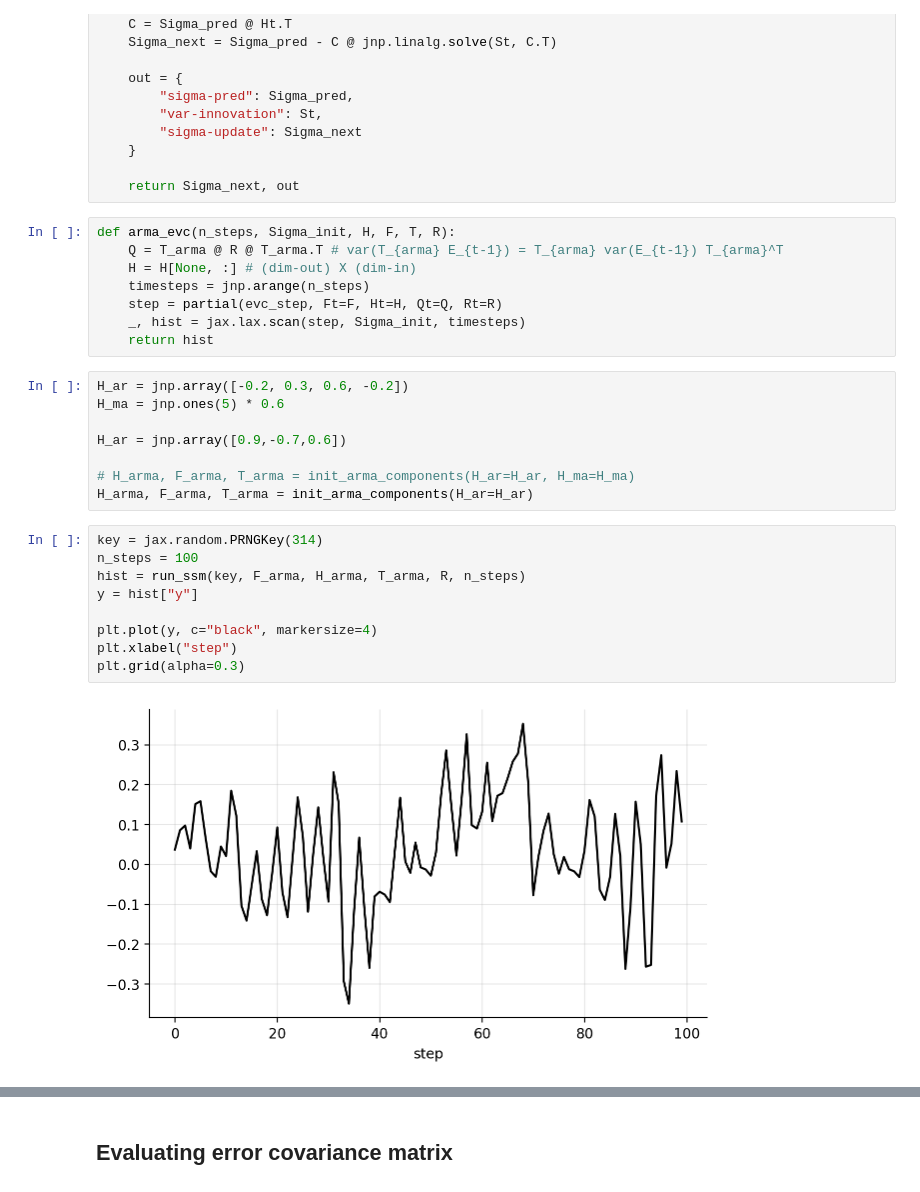
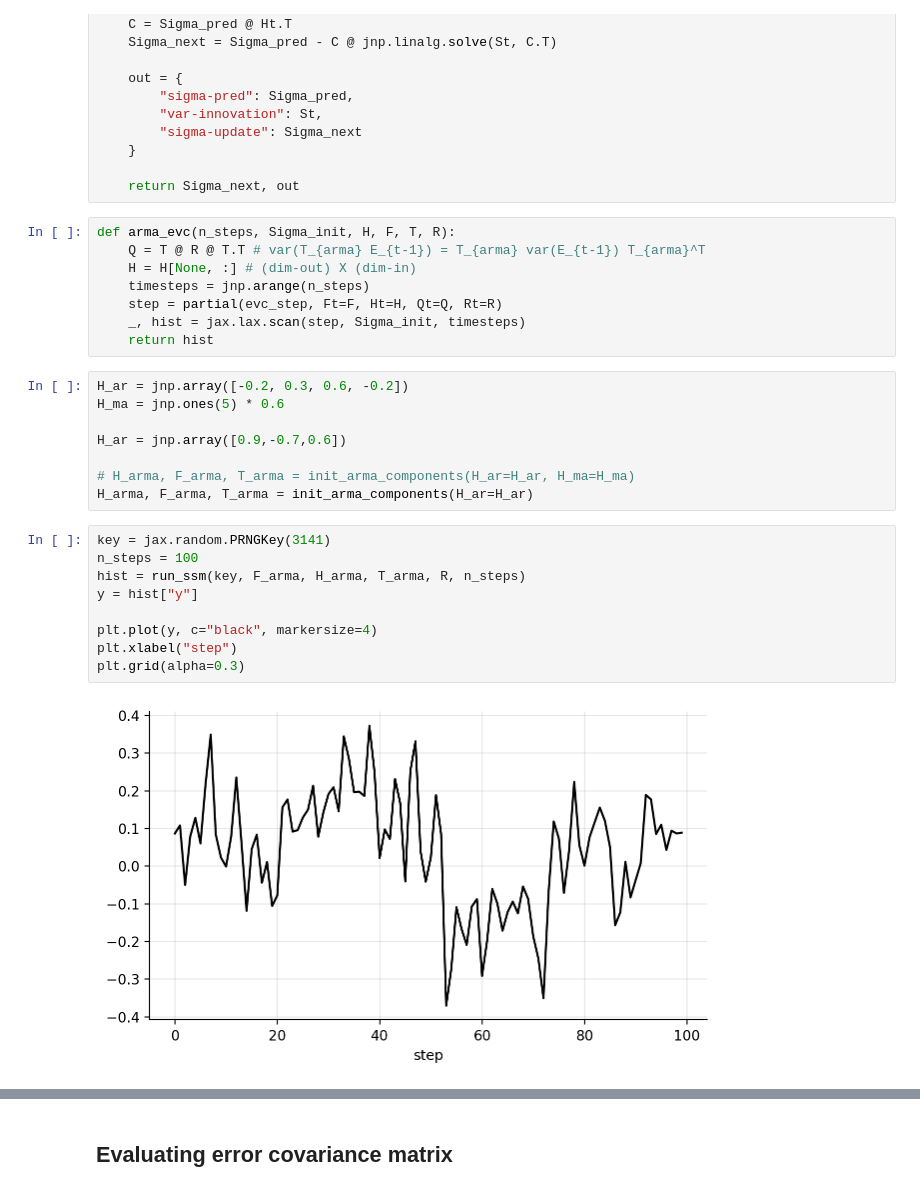
Before and after one commit to gerdm/filtering-notes, a Jupyter notebook: 02-state-space-models/arma-ssm.ipynb, the cells around one changed output, grey strips where cells are left out. Saved outputs shown, nothing was run; the diff lists cells and outputs as text.

Commit message:
feat-02: arma-ssm

```diff
--- a/02-state-space-models/arma-ssm.ipynb
+++ b/02-state-space-models/arma-ssm.ipynb
@@ -508,7 +516,7 @@ def evc_step(Sigma_prev, _, Ft, Ht, Qt, Rt):
     return Sigma_next, out
 # %%
 def arma_evc(n_steps, Sigma_init, H, F, T, R):
-    Q = T_arma @ R @ T_arma.T # var(T_{arma} E_{t-1}) = T_{arma} var(E_{t-1}) T_{arma}^T
+    Q = T @ R @ T.T # var(T_{arma} E_{t-1}) = T_{arma} var(E_{t-1}) T_{arma}^T
     H = H[None, :] # (dim-out) X (dim-in)
     timesteps = jnp.arange(n_steps)
     step = partial(evc_step, Ft=F, Ht=H, Qt=Q, Rt=R)
@@ -523,16 +531,16 @@ H_ar = jnp.array([0.9,-0.7,0.6])
 # H_arma, F_arma, T_arma = init_arma_components(H_ar=H_ar, H_ma=H_ma)
 H_arma, F_arma, T_arma = init_arma_components(H_ar=H_ar)
 # %%
-key = jax.random.PRNGKey(314)
+key = jax.random.PRNGKey(3141)
 n_steps = 100
 hist = run_ssm(key, F_arma, H_arma, T_arma, R, n_steps)
 y = hist["y"]
 
 plt.plot(y, c="black", markersize=4)
 plt.xlabel("step")
 plt.grid(alpha=0.3)
 # %% [output]
-[figure, old version]
+[figure, new version]
 # %%
 lags = np.arange(1, 21)
 autocorr = [pd.Series(y).autocorr(ell) for ell in lags]
```
Also changed, not shown: parts of 9 cells of this notebook.
